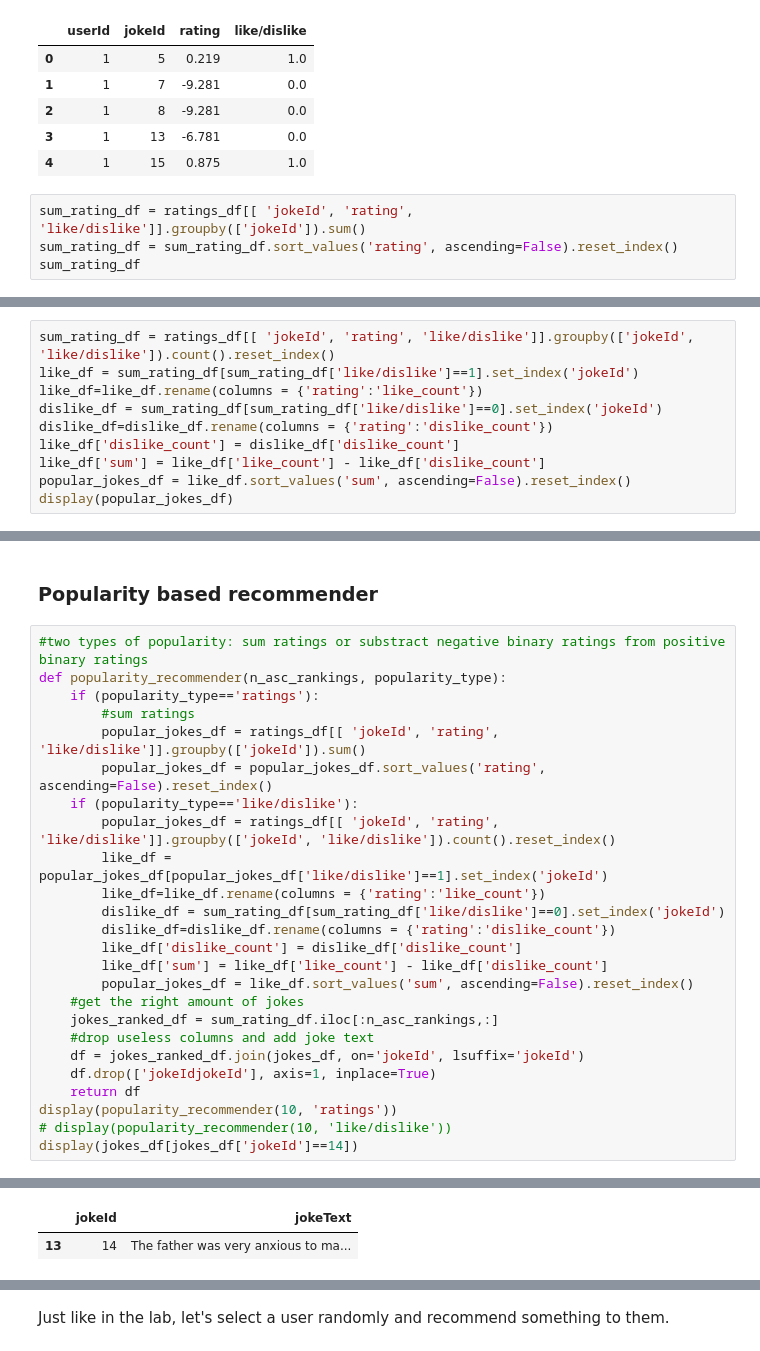
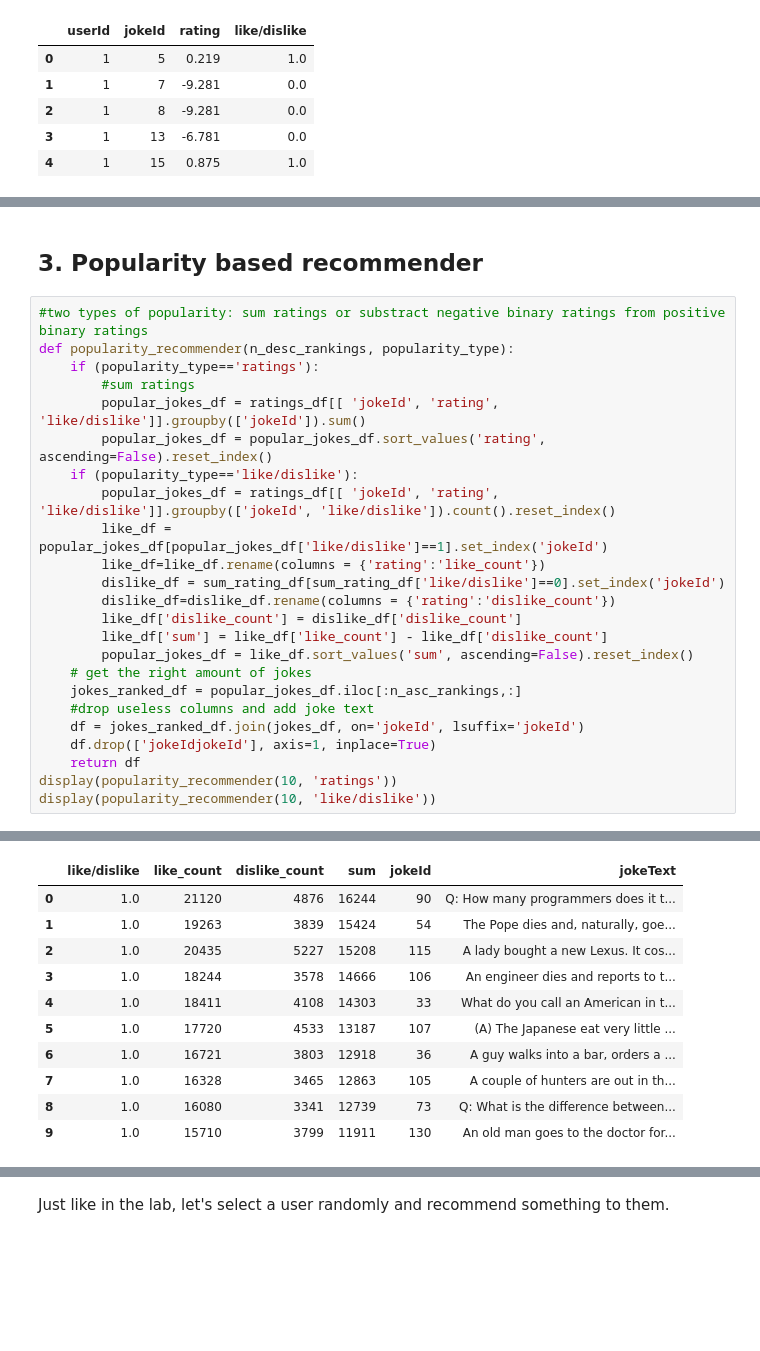
Before and after one commit to RedOrBlueP1ll/reasonable_recommendations, a Jupyter notebook: joke_recsyst_notebook.ipynb, the cells around one changed output, grey strips where cells are left out. Cells and saved outputs as stored; diff of their text form; blank space fills up the shorter version.

```diff
--- a/joke_recsyst_notebook.ipynb
+++ b/joke_recsyst_notebook.ipynb
@@ -126,7 +140,3 @@ ratings_df.head()
 | 2 | 1 | 8 | -9.281 | 0.0 |
 | 3 | 1 | 13 | -6.781 | 0.0 |
 | 4 | 1 | 15 | 0.875 | 1.0 |
-# %%
-sum_rating_df = ratings_df[[ 'jokeId', 'rating', 'like/dislike']].groupby(['jokeId']).sum()
-sum_rating_df = sum_rating_df.sort_values('rating', ascending=False).reset_index()
-sum_rating_df
@@ -147,10 +142,0 @@ sum_rating_df
-# %%
-sum_rating_df = ratings_df[[ 'jokeId', 'rating', 'like/dislike']].groupby(['jokeId', 'like/dislike']).count().reset_index()
-like_df = sum_rating_df[sum_rating_df['like/dislike']==1].set_index('jokeId')
-like_df=like_df.rename(columns = {'rating':'like_count'})
-dislike_df = sum_rating_df[sum_rating_df['like/dislike']==0].set_index('jokeId')
-dislike_df=dislike_df.rename(columns = {'rating':'dislike_count'})
-like_df['dislike_count'] = dislike_df['dislike_count']
-like_df['sum'] = like_df['like_count'] - like_df['dislike_count']
-popular_jokes_df = like_df.sort_values('sum', ascending=False).reset_index()
-display(popular_jokes_df)
@@ -171,8 +143,8 @@ display(popular_jokes_df)
 # %% [markdown]
-### Popularity based recommender
+## 3. Popularity based recommender
 # %%
 #two types of popularity: sum ratings or substract negative binary ratings from positive binary ratings
-def popularity_recommender(n_asc_rankings, popularity_type):
+def popularity_recommender(n_desc_rankings, popularity_type):
     if (popularity_type=='ratings'):
         #sum ratings
         popular_jokes_df = ratings_df[[ 'jokeId', 'rating', 'like/dislike']].groupby(['jokeId']).sum()
@@ -186,13 +158,12 @@ def popularity_recommender(n_asc_rankings, popularity_type):
         like_df['dislike_count'] = dislike_df['dislike_count']
         like_df['sum'] = like_df['like_count'] - like_df['dislike_count']
         popular_jokes_df = like_df.sort_values('sum', ascending=False).reset_index()
-    #get the right amount of jokes
-    jokes_ranked_df = sum_rating_df.iloc[:n_asc_rankings,:]
+    # get the right amount of jokes
+    jokes_ranked_df = popular_jokes_df.iloc[:n_asc_rankings,:]
     #drop useless columns and add joke text
     df = jokes_ranked_df.join(jokes_df, on='jokeId', lsuffix='jokeId')
     df.drop(['jokeIdjokeId'], axis=1, inplace=True)
     return df
 display(popularity_recommender(10, 'ratings'))
-# display(popularity_recommender(10, 'like/dislike'))
-display(jokes_df[jokes_df['jokeId']==14])
+display(popularity_recommender(10, 'like/dislike'))
 # %% [output]
@@ -210,2 +181,11 @@ display(jokes_df[jokes_df['jokeId']==14])
-|  | jokeId | jokeText |
-| 13 | 14 | The father was very anxious to ma... |
+|  | like/dislike | like_count | dislike_count | sum | jokeId | jokeText |
+| 0 | 1.0 | 21120 | 4876 | 16244 | 90 | Q: How many programmers does it t... |
+| 1 | 1.0 | 19263 | 3839 | 15424 | 54 | The Pope dies and, naturally, goe... |
+| 2 | 1.0 | 20435 | 5227 | 15208 | 115 | A lady bought a new Lexus. It cos... |
+| 3 | 1.0 | 18244 | 3578 | 14666 | 106 | An engineer dies and reports to t... |
+| 4 | 1.0 | 18411 | 4108 | 14303 | 33 | What do you call an American in t... |
+| 5 | 1.0 | 17720 | 4533 | 13187 | 107 | (A) The Japanese eat very little ... |
+| 6 | 1.0 | 16721 | 3803 | 12918 | 36 | A guy walks into a bar, orders a ... |
+| 7 | 1.0 | 16328 | 3465 | 12863 | 105 | A couple of hunters are out in th... |
+| 8 | 1.0 | 16080 | 3341 | 12739 | 73 | Q: What is the difference between... |
+| 9 | 1.0 | 15710 | 3799 | 11911 | 130 | An old man goes to the doctor for... |
```
Also changed, not shown: parts of 31 cells of this notebook.
